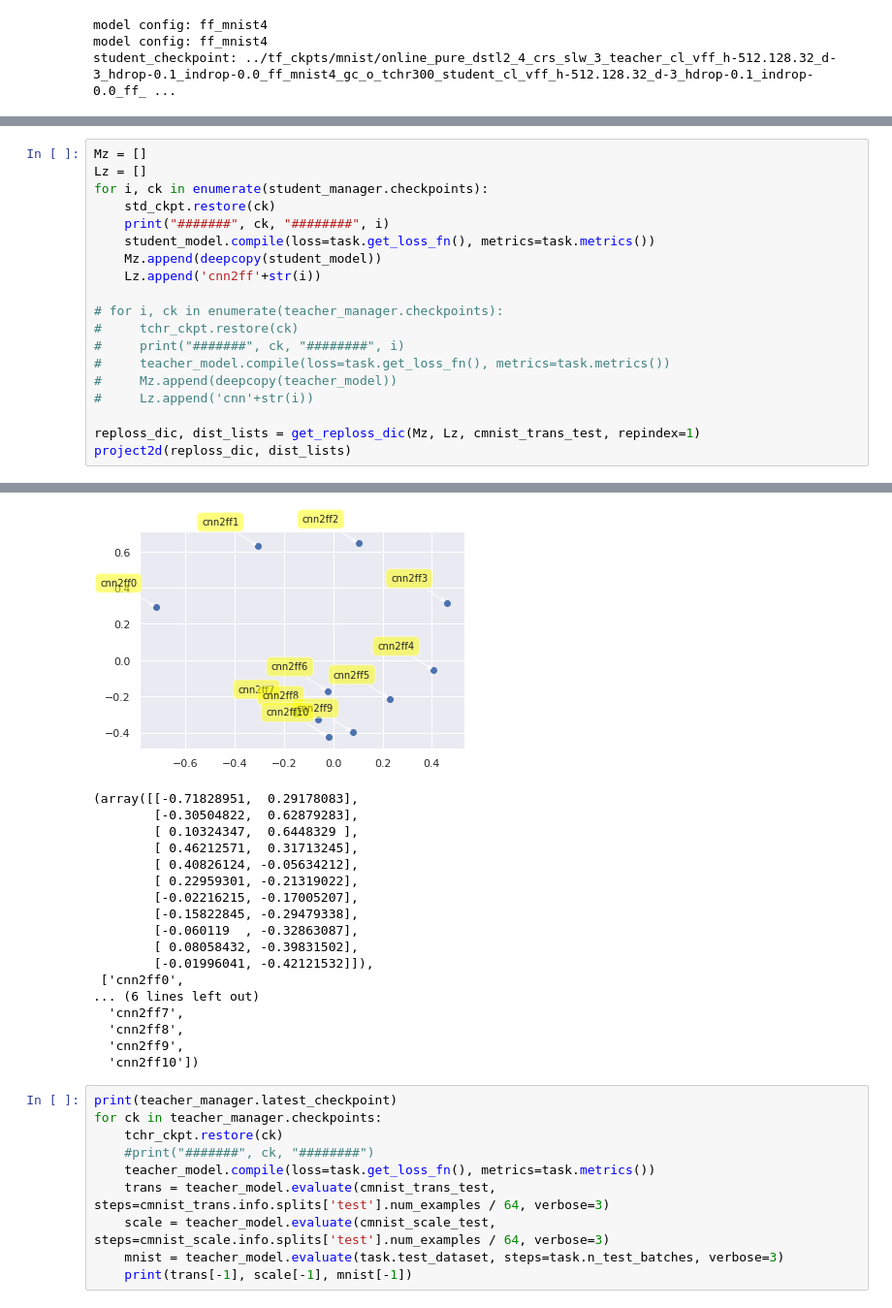
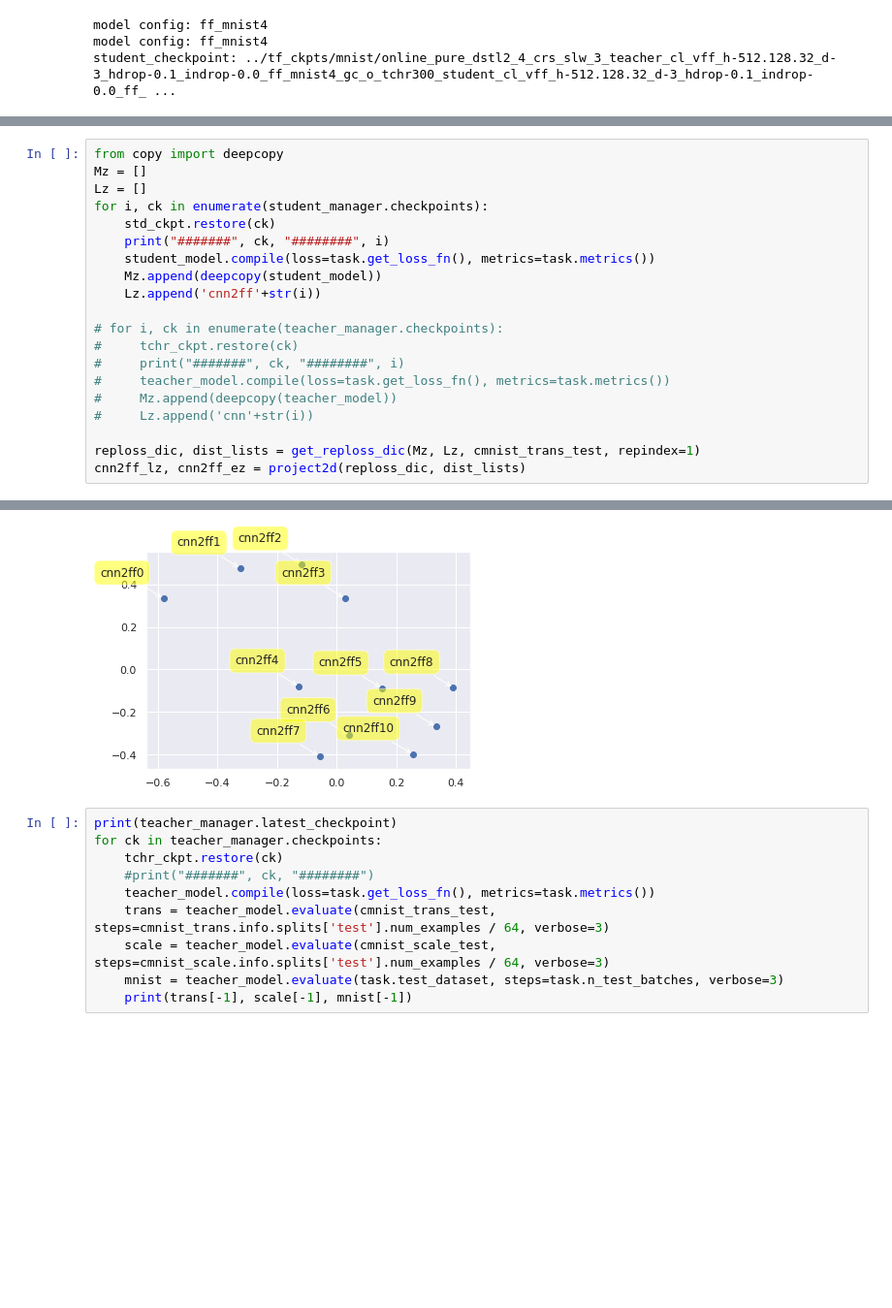
Before and after one commit to samiraabnar/Reflect, a Jupyter notebook: notebooks/mnist_repsim.ipynb, the cells around one changed output, grey strips where cells are left out. Shown at 97% size. Saved outputs shown, nothing was run; the diff lists cells and outputs as text; blank space fills up the shorter version.

```diff
--- a/notebooks/mnist_repsim.ipynb
+++ b/notebooks/mnist_repsim.ipynb
@@ -1463,4 +1176,5 @@ project2d(reploss_dic, dist_lists)
 # %%
+from copy import deepcopy
 Mz = []
 Lz = []
 for i, ck in enumerate(student_manager.checkpoints):
@@ -1478,5 +1192,5 @@ for i, ck in enumerate(student_manager.checkpoints):
 #     Lz.append('cnn'+str(i))
 
 reploss_dic, dist_lists = get_reploss_dic(Mz, Lz, cmnist_trans_test, repindex=1)
-project2d(reploss_dic, dist_lists)
+cnn2ff_lz, cnn2ff_ez = project2d(reploss_dic, dist_lists)
 # %% [output]
@@ -1494,21 +1208,4 @@ project2d(reploss_dic, dist_lists)
-[figure, old version]
+[figure, new version]
-(array([[-0.71828951,  0.29178083],
-        [-0.30504822,  0.62879283],
-        [ 0.10324347,  0.6448329 ],
-        [ 0.46212571,  0.31713245],
-        [ 0.40826124, -0.05634212],
-        [ 0.22959301, -0.21319022],
-        [-0.02216215, -0.17005207],
-        [-0.15822845, -0.29479338],
-        [-0.060119  , -0.32863087],
-        [ 0.08058432, -0.39831502],
-        [-0.01996041, -0.42121532]]),
- ['cnn2ff0',
-... (6 lines left out)
-  'cnn2ff7',
-  'cnn2ff8',
-  'cnn2ff9',
-  'cnn2ff10'])
 # %%
 print(teacher_manager.latest_checkpoint)
 for ck in teacher_manager.checkpoints:
```
Also changed, not shown: parts of 27 cells of this notebook.
